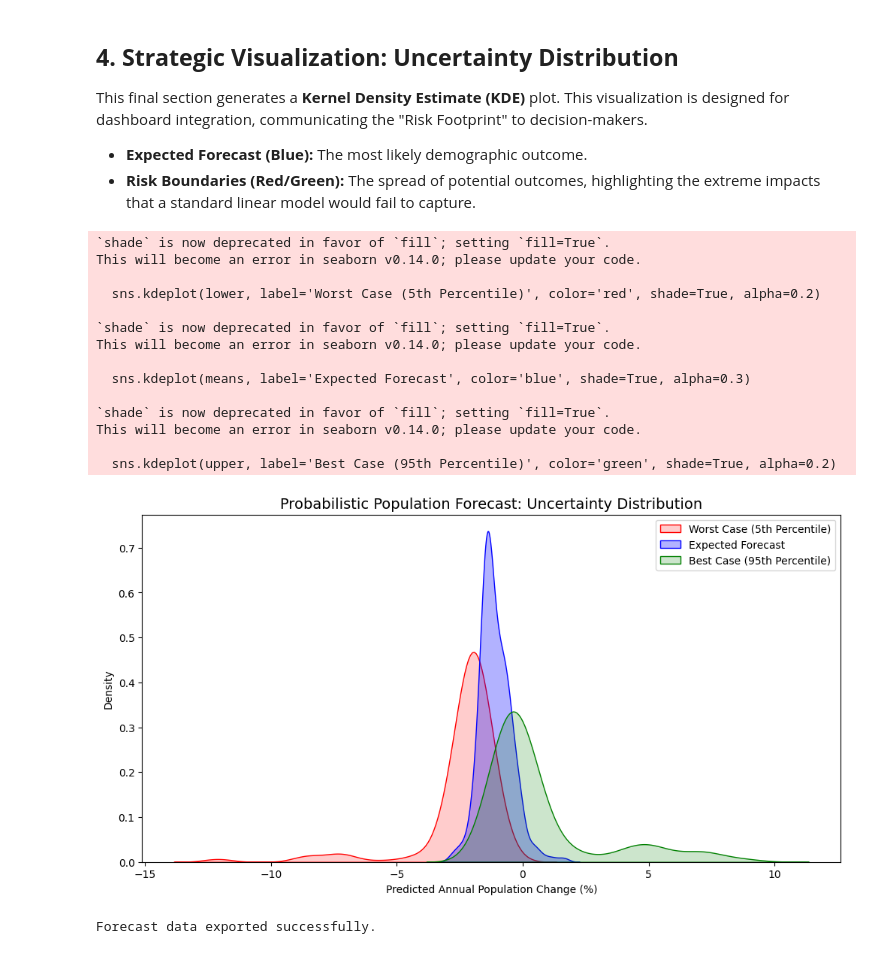
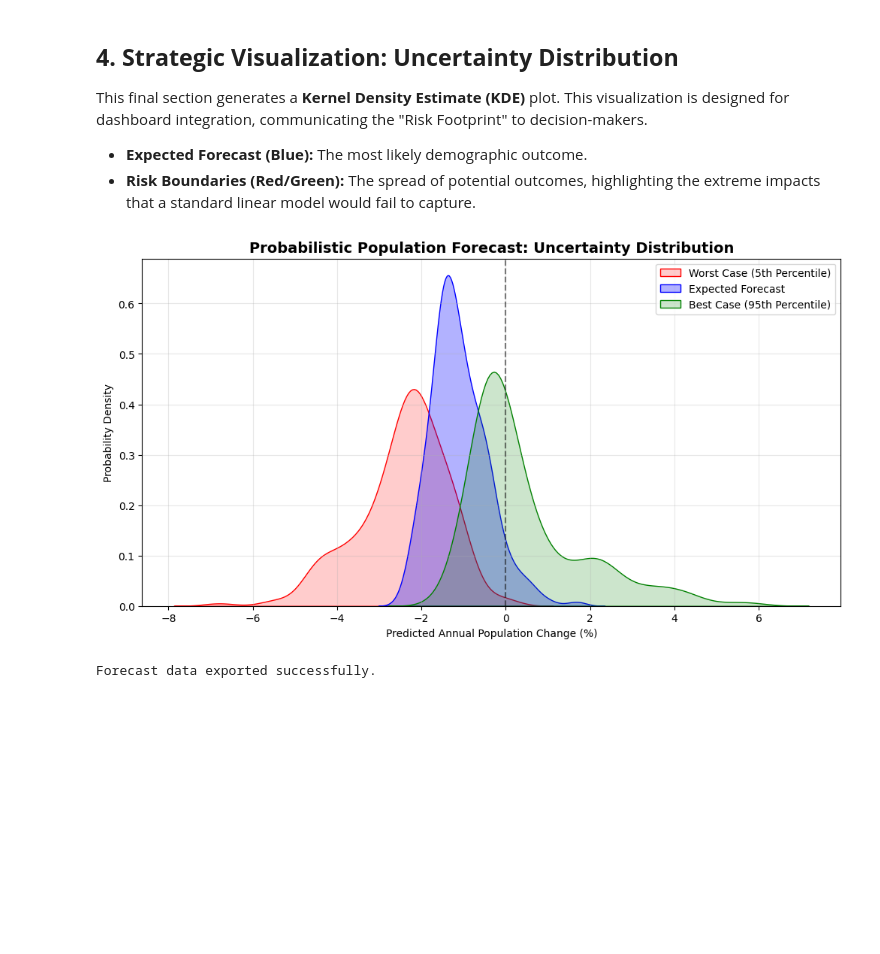
Before and after one commit to Venettov/CAPSTONE_DATA_SCIENCE_RIVERARUIZ, a Jupyter notebook: analysis/Phase3_Hypothesis_Testing_and_Forecasting.ipynb, the cells around one changed output. Drawn from its saved outputs; the diff is of its cells as text; code cells hidden in the pictures; blank space fills up the shorter version.

```diff
--- a/analysis/Phase3_Hypothesis_Testing_and_Forecasting.ipynb
+++ b/analysis/Phase3_Hypothesis_Testing_and_Forecasting.ipynb
@@ -13,6 +13,9 @@ This section initializes the predictive environment. We re-establish the feature
 
 We utilize a **Random Forest Regressor** as the core engine. This non-linear ensemble is preferred over linear models because it can identify "tipping points"—specific thresholds where disaster intensity triggers mass displacement.
 # %%
+import warnings
+warnings.filterwarnings('ignore', category=RuntimeWarning)
+
 import pandas as pd
 import numpy as np
 import matplotlib.pyplot as plt
@@ -33,7 +36,7 @@ X_train, X_test, y_train, y_test = train_test_split(X, y, test_size=0.2, random_
 
 # 4. Re-instantiate the "Best" model from Phase 2
 # (Replace with your actual best params from Grid Search)
-best_rf = RandomForestRegressor(n_estimators=200, max_depth=10, random_state=42)
+best_rf = RandomForestRegressor(n_estimators=500, min_samples_leaf=5, random_state=42)
 best_rf.fit(X_train, y_train)
 
 print("Environment Setup Complete: Model and Data are ready for Simulation.")
@@ -74,8 +133,8 @@ In high-stakes planning, a single "average" prediction is often insufficient. Th
 By calculating the **5th and 95th percentiles**, we establish a "Risk Envelope." This quantifies the model's uncertainty, allowing policy planners to see not just the expected outcome, but the "Worst-Case" and "Best-Case" scenarios.
 # %%
 def get_probabilistic_forecast(model, X_data):
-    # Get predictions from every individual tree in the forest
-    per_tree_preds = np.array([tree.predict(X_data) for tree in model.estimators_])
+    # ADD .values HERE to avoid feature name warnings
+    per_tree_preds = np.array([tree.predict(X_data.values) for tree in model.estimators_])
 
     # Calculate Mean, 5th percentile, and 95th percentile
     mean_forecast = np.mean(per_tree_preds, axis=0)
@@ -83,6 +142,3 @@ def get_probabilistic_forecast(model, X_data):
     upper_bound = np.percentile(per_tree_preds, 95, axis=0)
 
     return mean_forecast, lower_bound, upper_bound
-
-# Run for the test set
-means, lower, upper = get_probabilistic_forecast(best_rf, X_test)
@@ -93,32 +157,23 @@ This final section generates a **Kernel Density Estimate (KDE)** plot. This visu
 * **Expected Forecast (Blue):** The most likely demographic outcome.
 * **Risk Boundaries (Red/Green):** The spread of potential outcomes, highlighting the extreme impacts that a standard linear model would fail to capture.
 # %%
+# Strategic Visualization: Uncertainty Distribution
 plt.figure(figsize=(12, 6))
-sns.kdeplot(lower, label='Worst Case (5th Percentile)', color='red', shade=True, alpha=0.2)
-sns.kdeplot(means, label='Expected Forecast', color='blue', shade=True, alpha=0.3)
-sns.kdeplot(upper, label='Best Case (95th Percentile)', color='green', shade=True, alpha=0.2)
 
-plt.title("Probabilistic Population Forecast: Uncertainty Distribution", fontsize=14)
+# Change shade=True to fill=True
+sns.kdeplot(lower, label='Worst Case (5th Percentile)', color='red', fill=True, alpha=0.2)
+sns.kdeplot(means, label='Expected Forecast', color='blue', fill=True, alpha=0.3)
+sns.kdeplot(upper, label='Best Case (95th Percentile)', color='green', fill=True, alpha=0.2)
+
+plt.title("Probabilistic Population Forecast: Uncertainty Distribution", fontsize=14, fontweight='bold')
 plt.xlabel("Predicted Annual Population Change (%)")
-plt.ylabel("Density")
+plt.ylabel("Probability Density")
+plt.axvline(x=0, color='black', linestyle='--', alpha=0.5)
 plt.legend()
+plt.grid(True, alpha=0.3)
 plt.show()
 # %% [output]
-`shade` is now deprecated in favor of `fill`; setting `fill=True`.
-This will become an error in seaborn v0.14.0; please update your code.
-
-  sns.kdeplot(lower, label='Worst Case (5th Percentile)', color='red', shade=True, alpha=0.2)
-
-`shade` is now deprecated in favor of `fill`; setting `fill=True`.
-This will become an error in seaborn v0.14.0; please update your code.
-
-  sns.kdeplot(means, label='Expected Forecast', color='blue', shade=True, alpha=0.3)
-
-`shade` is now deprecated in favor of `fill`; setting `fill=True`.
-This will become an error in seaborn v0.14.0; please update your code.
-
-  sns.kdeplot(upper, label='Best Case (95th Percentile)', color='green', shade=True, alpha=0.2)
-[figure, old version]
+[figure, new version]
 # %%
 import json
 
```
Also changed, not shown: parts of 5 cells of this notebook, 11 other files.
